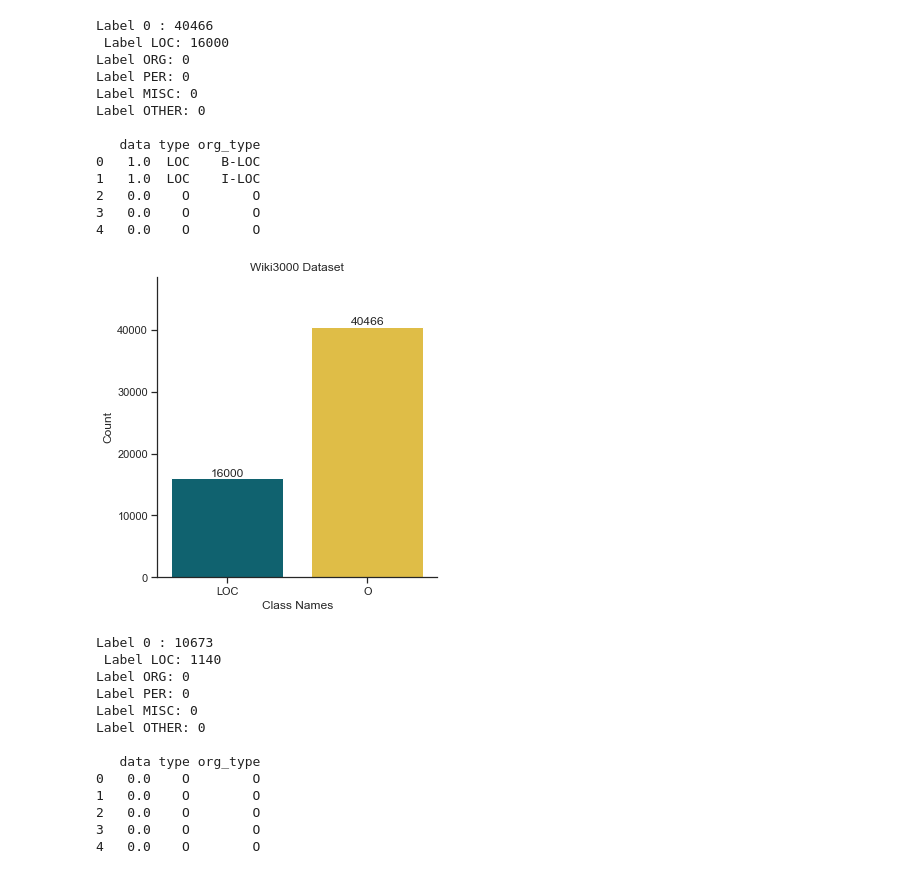
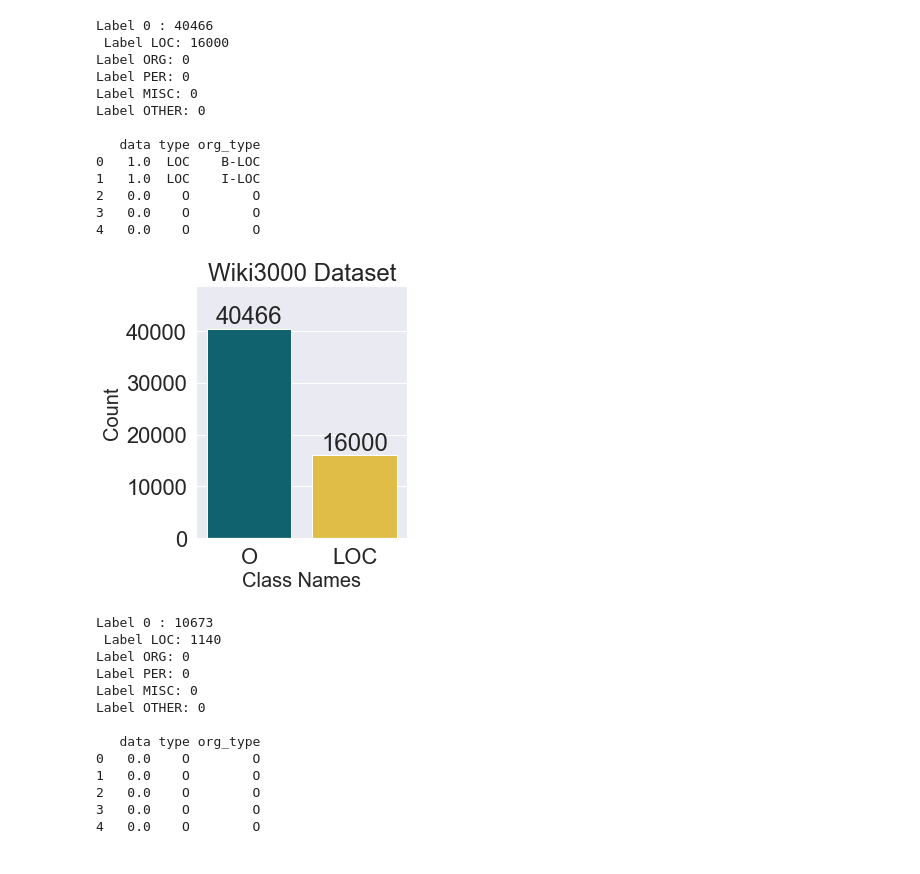
Before and after one commit to SPGBarrett/gearlab_topobert, a Jupyter notebook: data_viz.ipynb, the cells around one changed output. Drawn from its saved outputs; the diff is of its cells as text; code cells hidden in the pictures.

```diff
--- a/data_viz.ipynb
+++ b/data_viz.ipynb
@@ -159,11 +159,13 @@ Label OTHER: 0
 # Viz:
 # Define bar colors:
 palette_list = ["#006E7F", '#F8CB2E', '#EE5007', '#B22727', '#B762C1']
+label_list = ["O", "LOC"]
 
 # Plot for Harvey dataset:
-catplot_harvey = sns.catplot(x="type", kind="count", data=pd_data_count_harvey, palette=palette_list)
-catplot_harvey.set_xlabels('Class Names', fontsize=12)
-catplot_harvey.set_ylabels('Count', fontsize=12)
+sns.set(font_scale = 2)
+catplot_harvey = sns.catplot(x="type", kind="count", data=pd_data_count_harvey, palette=palette_list, order=label_list)
+catplot_harvey.set_xlabels('Class Names', fontsize=20)
+catplot_harvey.set_ylabels('Count', fontsize=20)
 catplot_harvey.set(title='Harvey2017 Dataset')
 # iterate through axes and add labels:
 for ax in catplot_harvey.axes.ravel():
@@ -195,10 +197,12 @@ Label OTHER: 0
 # Viz:
 # Define bar colors:
 palette_list = ["#006E7F", '#F8CB2E', '#EE5007', '#B22727', '#B762C1']
+label_list = ["O", "LOC", "ORG", "PER", "MISC"]
+sns.set(font_scale = 1.5)
 # Plot for Harvey dataset:
-catplot_conll_train = sns.catplot(x="type", kind="count", data=pd_data_count_conll_train, palette=palette_list)
-catplot_conll_train.set_xlabels('Class Names', fontsize=12)
-catplot_conll_train.set_ylabels('Count', fontsize=12)
+catplot_conll_train = sns.catplot(x="type", kind="count", data=pd_data_count_conll_train, palette=palette_list, order=label_list)
+catplot_conll_train.set_xlabels('Class Names', fontsize=20)
+catplot_conll_train.set_ylabels('Count', fontsize=20)
 catplot_conll_train.set(title='CoNLL2003-Train Dataset')
 # iterate through axes and add labels:
 for ax in catplot_conll_train.axes.ravel():
@@ -230,10 +234,12 @@ Label OTHER: 0
 # Viz:
 # Define bar colors:
 palette_list = ["#006E7F", '#F8CB2E', '#EE5007', '#B22727', '#B762C1']
+label_list = ["O", "LOC", "ORG", "PER", "MISC"]
+sns.set(font_scale = 1.5)
 # Plot for Harvey dataset:
-catplot_conll_valid = sns.catplot(x="type", kind="count", data=pd_data_count_conll_validate, palette=palette_list)
-catplot_conll_valid.set_xlabels('Class Names', fontsize=12)
-catplot_conll_valid.set_ylabels('Count', fontsize=12)
+catplot_conll_valid = sns.catplot(x="type", kind="count", data=pd_data_count_conll_validate, palette=palette_list, order=label_list)
+catplot_conll_valid.set_xlabels('Class Names', fontsize=20)
+catplot_conll_valid.set_ylabels('Count', fontsize=20)
 catplot_conll_valid.set(title='CoNLL2003-Validation Dataset')
 # iterate through axes and add labels:
 for ax in catplot_conll_valid.axes.ravel():
@@ -265,10 +271,12 @@ Label OTHER: 0
 # Viz:
 # Define bar colors:
 palette_list = ["#006E7F", '#F8CB2E', '#EE5007', '#B22727', '#B762C1']
+label_list = ["O", "LOC", "ORG", "PER", "MISC"]
+sns.set(font_scale = 1.5)
 # Plot for Harvey dataset:
-catplot_conll_test = sns.catplot(x="type", kind="count", data=pd_data_count_conll_test, palette=palette_list)
-catplot_conll_test.set_xlabels('Class Names', fontsize=12)
-catplot_conll_test.set_ylabels('Count', fontsize=12)
+catplot_conll_test = sns.catplot(x="type", kind="count", data=pd_data_count_conll_test, palette=palette_list, order=label_list)
+catplot_conll_test.set_xlabels('Class Names', fontsize=20)
+catplot_conll_test.set_ylabels('Count', fontsize=20)
 catplot_conll_test.set(title='CoNLL2003-Test Dataset')
 # iterate through axes and add labels:
 for ax in catplot_conll_test.axes.ravel():
@@ -299,21 +307,23 @@ Label OTHER: 0
 # %%
 # Viz:
 # Define bar colors:
 palette_list = ["#006E7F", '#F8CB2E', '#EE5007', '#B22727', '#B762C1']
+label_list = ["O", "LOC"]
+sns.set(font_scale = 2)
 # Plot for Harvey dataset:
-catplot_wiki= sns.catplot(x="type", kind="count", data=pd_data_count_wiki, palette=palette_list)
-catplot_wiki.set_xlabels('Class Names', fontsize=12)
-catplot_wiki.set_ylabels('Count', fontsize=12)
+catplot_wiki= sns.catplot(x="type", kind="count", data=pd_data_count_wiki, palette=palette_list, order=label_list)
+catplot_wiki.set_xlabels('Class Names', fontsize=20)
+catplot_wiki.set_ylabels('Count', fontsize=20)
 catplot_wiki.set(title='Wiki3000 Dataset')
 # iterate through axes and add labels:
 for ax in catplot_wiki.axes.ravel():
     # add annotations
     for c in ax.containers:
         labels = [f'{v.get_height()}' for v in c]
         ax.bar_label(c, labels=labels, label_type='edge')
     ax.margins(y=0.2)
 # %% [output]
-[figure, old version]
+[figure, new version]
 # %%
 # Count for WNUT dataset:
 pd_data_count_wnut = get_plot_df(wnut_train_example_ner)
```
Also changed, not shown: parts of 5 cells of this notebook, 6 other files.
